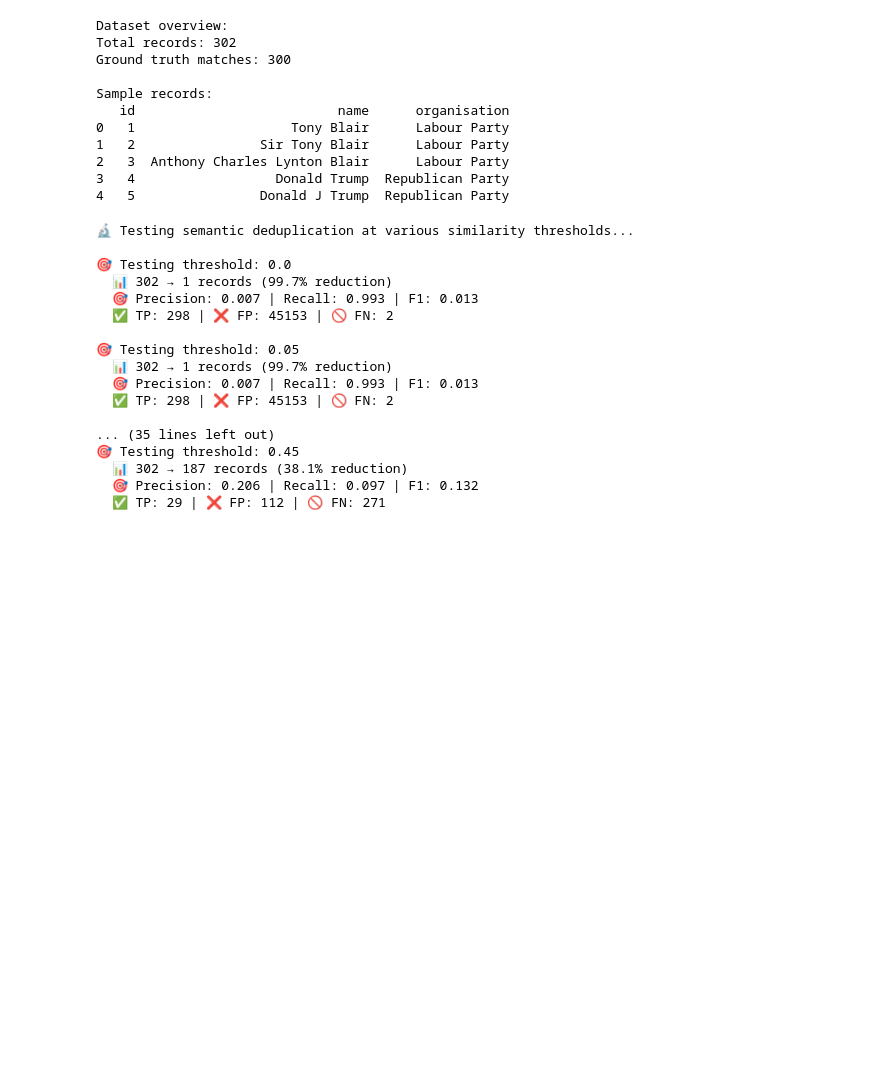
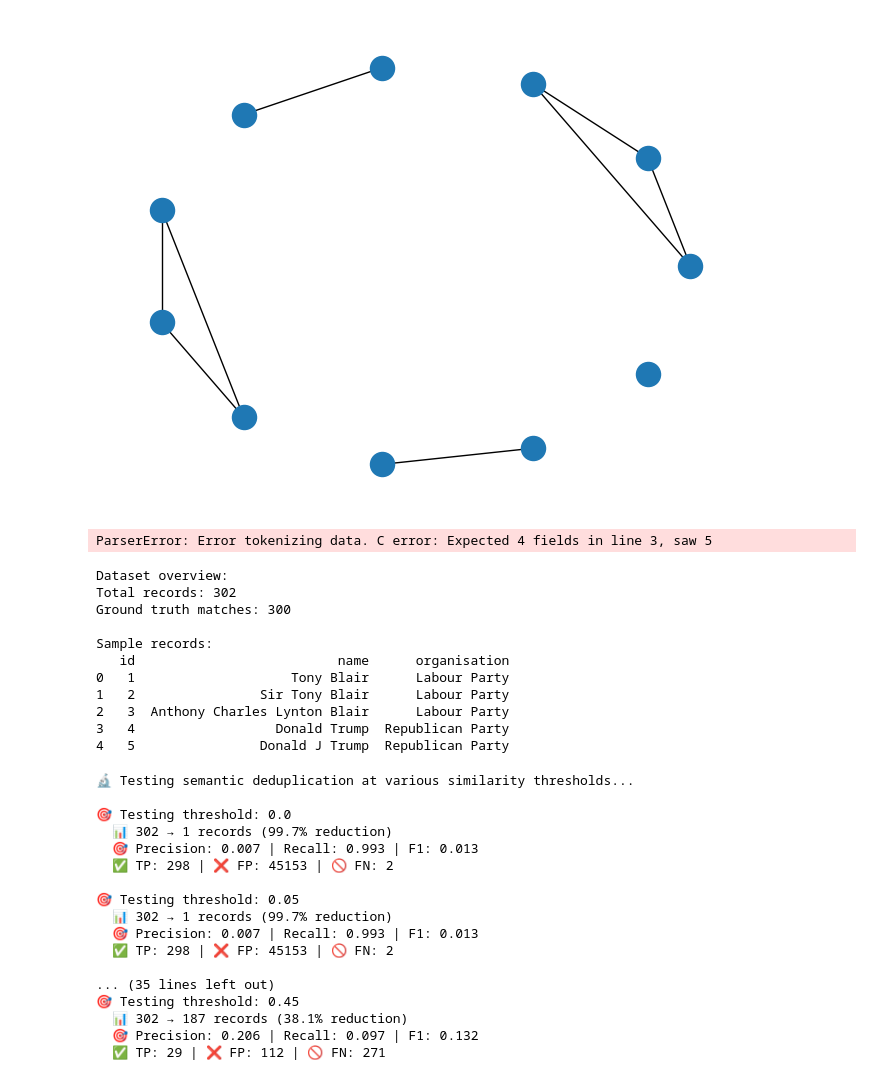
Before and after one commit to specialprocedures/semnet, a Jupyter notebook: examples/examples.ipynb, the cells around one changed output. Cells and saved outputs as stored; diff of their text form; code cells hidden in the pictures; blank space fills up the shorter version.

```diff
--- a/examples/examples.ipynb
+++ b/examples/examples.ipynb
@@ -7,0 +6,21 @@ embedding_model = SentenceTransformer("BAAI/bge-base-en-v1.5")
+# %%
+names = [
+    "Tony Blair",
+    "Anthony Blair",
+    "Sir Tony Blair",
+    "Barack H. Obama",
+    "Barack Obama",
+    "Donald J. Trump",
+    "Donald Trump",
+    "The Donald",
+    "Elon Musk",
+    "Joe Biden",
+    "Joseph Biden"
+]
+
+semnet = SemanticNetwork(thresh=0.2, verbose=True)
+representatives = semnet.fit_transform(names)
+print("Representatives:")
+for rep in representatives:
+    print(f"- {rep}")
+semnet.get_duplicate_groups()
@@ -8,3 +38,15 @@ embedding_model = SentenceTransformer("BAAI/bge-base-en-v1.5")
+# %%
+import networkx as nx
+
+nx.draw_circular(semnet.graph_)
+# %% [output]
+[figure, added]
+# %%
+url = "https://github.com/MarkHershey/CompleteTrumpTweetsArchive/raw/refs/heads/master/data/realDonaldTrump_in_office.csv"
+df = pd.read_csv(url)
+print(df.head(5))
+# %% [output]
+ParserError: Error tokenizing data. C error: Expected 4 fields in line 3, saw 5
 # %%
 # Load the test dataset
 df = pd.read_csv("test_data.csv")
```
Also changed, not shown: parts of 2 cells of this notebook, 5 other files.
